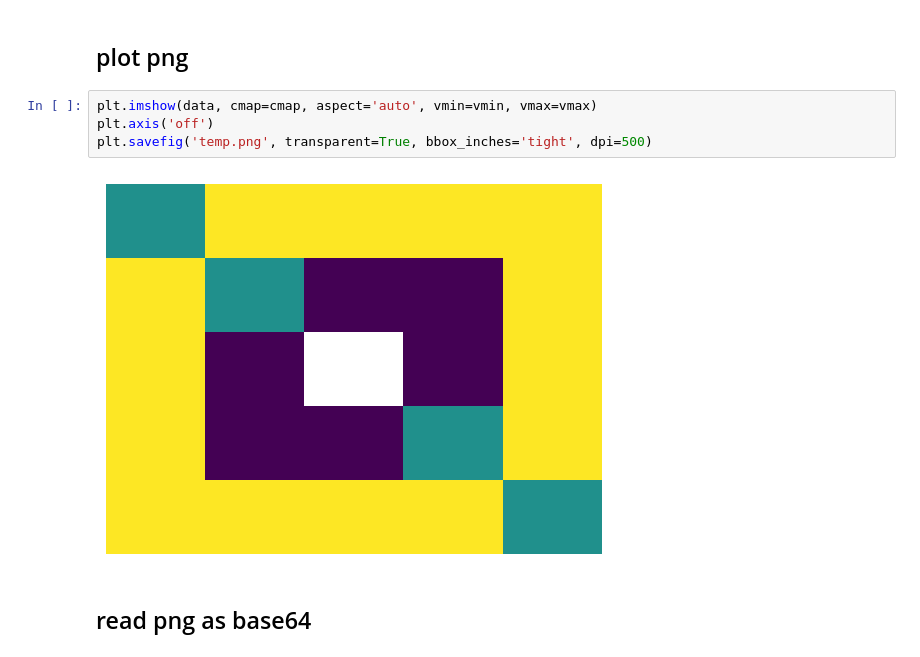
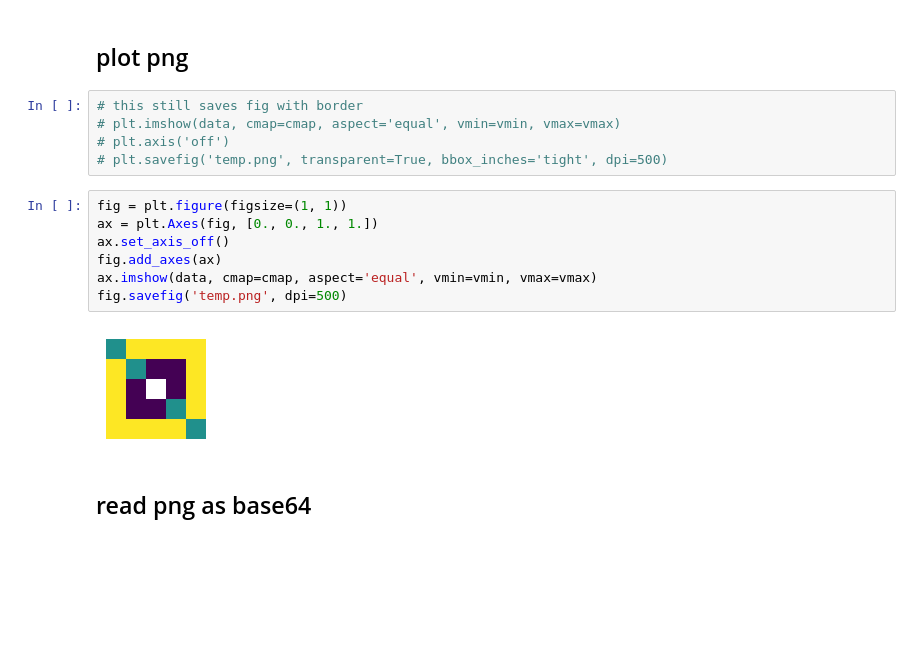
Before and after one commit to rosatrancoso/docker-scipy-notebook, a Jupyter notebook: notebooks/folium_ipyleaflet_image_overlay.ipynb, the cells around one changed output. Cells and saved outputs as stored; diff of their text form; blank space fills up the shorter version.

Commit message:
save png without border

```diff
--- a/notebooks/folium_ipyleaflet_image_overlay.ipynb
+++ b/notebooks/folium_ipyleaflet_image_overlay.ipynb
@@ -52,11 +52,19 @@ plt.colorbar()
 # %% [markdown]
 ## plot png
 # %%
-plt.imshow(data, cmap=cmap, aspect='auto', vmin=vmin, vmax=vmax)
-plt.axis('off')
-plt.savefig('temp.png', transparent=True, bbox_inches='tight', dpi=500)
+# this still saves fig with border
+# plt.imshow(data, cmap=cmap, aspect='equal', vmin=vmin, vmax=vmax)
+# plt.axis('off')
+# plt.savefig('temp.png', transparent=True, bbox_inches='tight', dpi=500)
-# %% [output]
-[figure, removed]
+# %%
+fig = plt.figure(figsize=(1, 1))
+ax = plt.Axes(fig, [0., 0., 1., 1.])
+ax.set_axis_off()
+fig.add_axes(ax)
+ax.imshow(data, cmap=cmap, aspect='equal', vmin=vmin, vmax=vmax)
+fig.savefig('temp.png', dpi=500)
+# %% [output]
+[figure, added]
 # %% [markdown]
 ## read png as base64
 # %%
```
Also changed, not shown: parts of 6 cells of this notebook.
